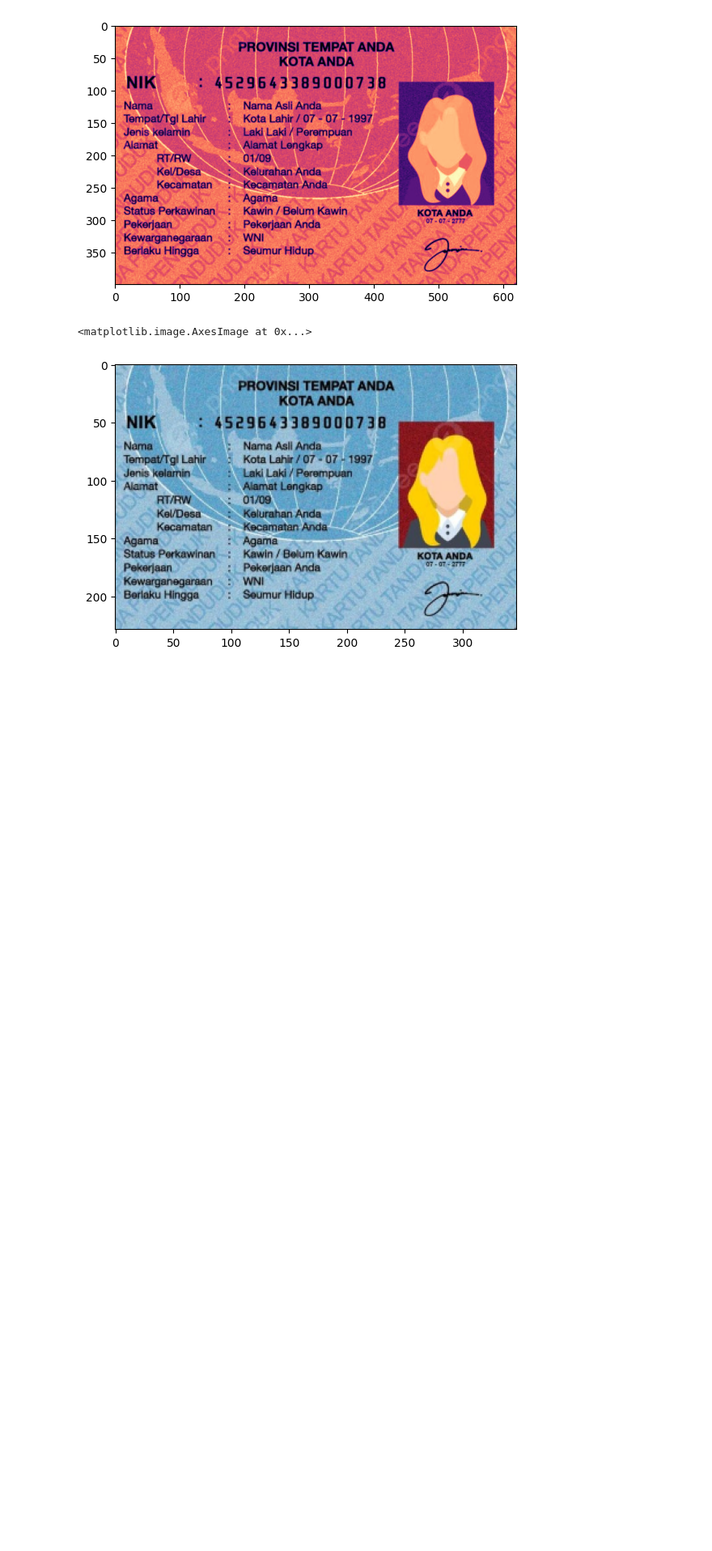
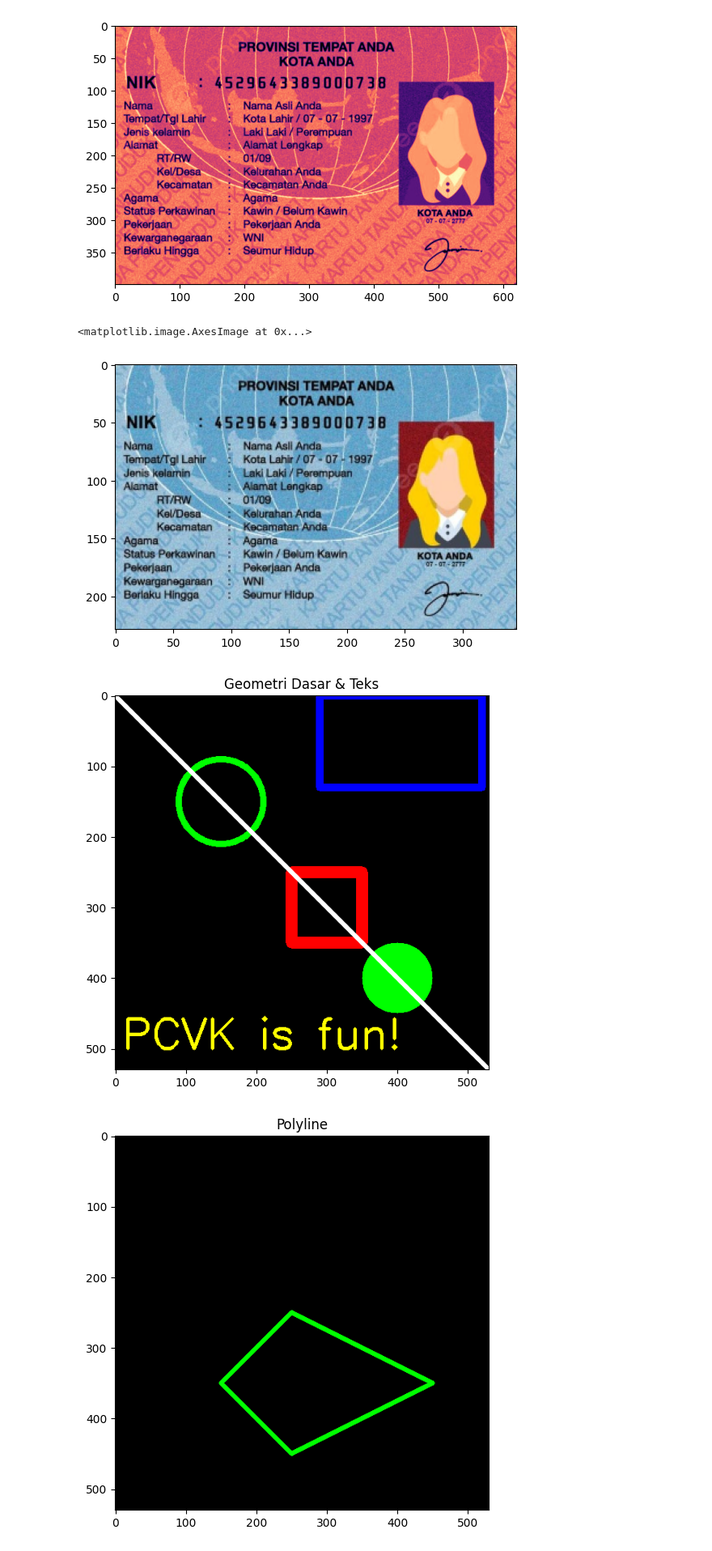
Before and after one commit to muiddd/5thSemester_PCVK, a Jupyter notebook: Week02.ipynb, the cells around one changed output. Shown at 81% size. Drawn from its saved outputs; the diff is of its cells as text; code cells hidden in the pictures; blank space fills up the shorter version.

```diff
--- a/Week02.ipynb
+++ b/Week02.ipynb
@@ -61,3 +61,69 @@ plt.imshow(imgRGBsmall)
 # %% [output]
 <matplotlib.image.AxesImage at 0x...>
 [figure]
+# %%
+import cv2 as cv
+import numpy as np
+import matplotlib.pyplot as plt
+
+# =================================================================
+# BAGIAN 1: BENTUK GEOMETRI DASAR DAN TEKS
+# =================================================================
+
+# 1. Pembuatan black image dengan tipe data int16
+black_img = np.zeros(shape=(530, 530, 3), dtype=np.int16)
+
+# 2. Menambahkan persegi panjang (warna biru)
+# Perhatikan: plt.imshow membaca urutan RGB, jadi (0, 0, 255) tampil sebagai Biru
+cv.rectangle(black_img, pt1=(290, 0), pt2=(520, 130), color=(0, 0, 255), thickness=10)
+
+# 3. Menambahkan persegi (warna merah)
+cv.rectangle(black_img, pt1=(250, 250), pt2=(350, 350), color=(255, 0, 0), thickness=15)
+
+# 4. Menambahkan lingkaran dengan garis tepi saja (hijau)
+cv.circle(black_img, center=(150, 150), radius=60, color=(0, 255, 0), thickness=8)
+
+# 5. Menambahkan lingkaran penuh / filled (hijau)
+# thickness = -1 digunakan untuk mengisi bentuk secara penuh
+cv.circle(black_img, center=(400, 400), radius=50, color=(0, 255, 0), thickness=-1)
+
+# 6. Menambahkan garis diagonal (putih)
+cv.line(black_img, pt1=(0, 0), pt2=(530, 530), color=(255, 255, 255), thickness=5)
+
+# 7. Menambahkan teks "PCVK is fun!"
+font = cv.FONT_HERSHEY_SIMPLEX
+cv.putText(black_img, text='PCVK is fun!', org=(10, 500), fontFace=font, fontScale=2,
+           color=(255, 255, 0), thickness=3, lineType=cv.LINE_AA)
+
+# Menampilkan kanvas pertama
+plt.figure(figsize=(6, 6))
+plt.imshow(black_img)
+plt.title("Geometri Dasar & Teks")
+plt.show()
+
+# =================================================================
+# BAGIAN 2: MENGGAMBAR POLYLINE
+# =================================================================
+
+# 8. Pembuatan black image kedua dengan tipe data int32
+# Wajib int32 untuk array titik cv2.polylines
+black_img2 = np.zeros(shape=(530, 530, 3), dtype=np.int32)
+
+# 9. Inisialisasi NumPy array dengan titik sudut (vertices)
+vertices = np.array([[150, 350], [250, 250], [450, 350], [250, 450]], dtype=np.int32)
+
+# 10. Reshape array
+# Nilai 2 menunjukkan bahwa tiap titik dibuat 2 nilai koordinat (x, y)
+pts = vertices.reshape((-1, 1, 2))
+
+# 11. Penambahan polyline pada black image kedua
+cv.polylines(black_img2, [pts], isClosed=True, color=(0, 255, 0), thickness=5)
+
+# Menampilkan kanvas kedua
+plt.figure(figsize=(6, 6))
+plt.imshow(black_img2)
+plt.title("Polyline")
+plt.show()
+# %% [output]
+[figure, added]
+[figure, added]
```
Also changed, not shown: parts of 2 cells of this notebook.
